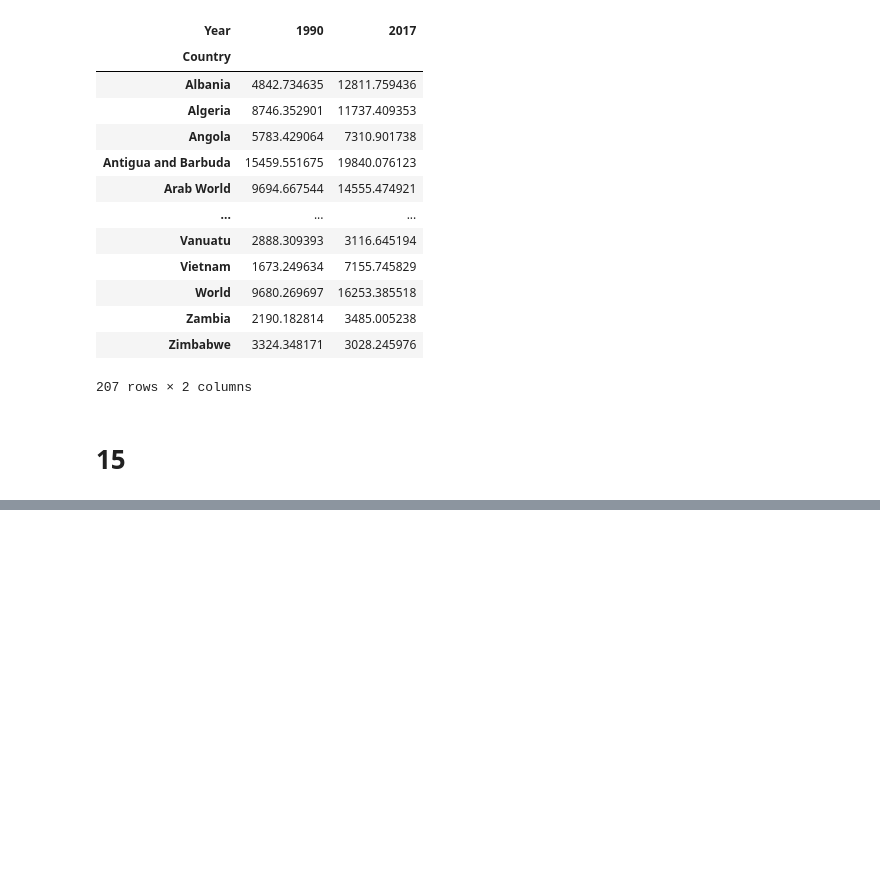
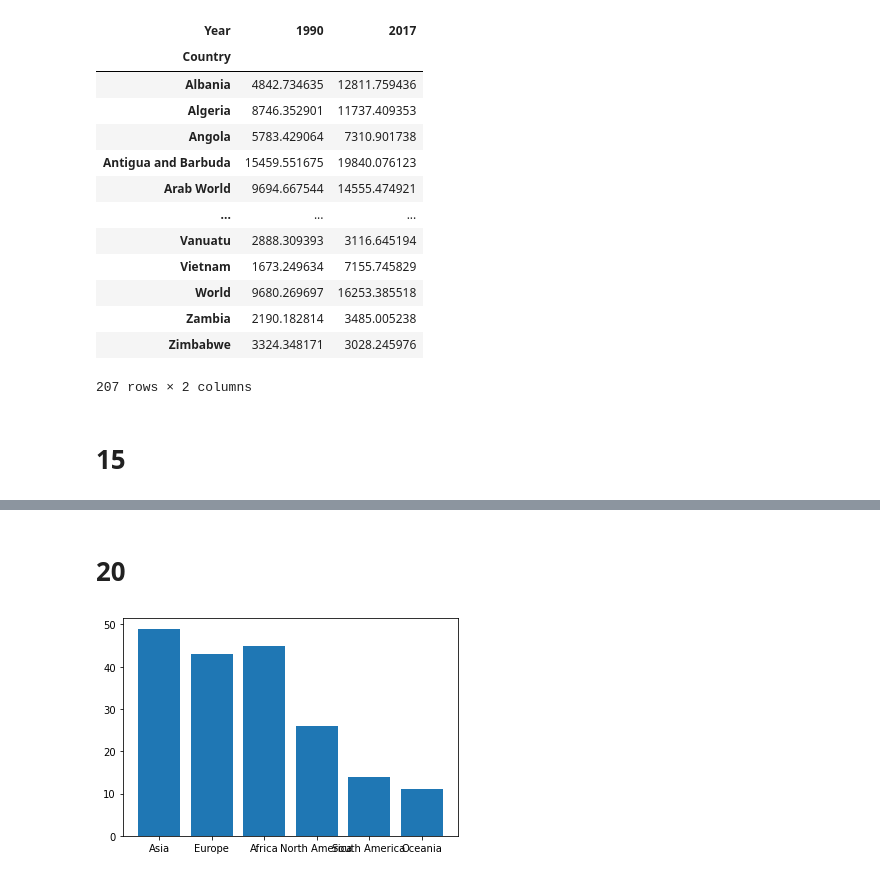
Before and after one commit to nss-data-science-cohort-5/un_exploration-elavender1, a Jupyter notebook: notebooks/data exploration.ipynb, the cells around one changed output, grey strips where cells are left out. Drawn from its saved outputs; the diff is of its cells as text; code cells hidden in the pictures; blank space fills up the shorter version.

```diff
--- a/notebooks/data exploration.ipynb
+++ b/notebooks/data exploration.ipynb
@@ -345,0 +435,3 @@ gdp_pivoted
+# %%
+continents_df = pd.read_csv("../data/continents.csv")
+continents_df
@@ -345,0 +454,4 @@ gdp_pivoted
+# %%
+gdp_df = pd.merge(continents_df, gdp_df, on = "Country")
+gdp_df = gdp_df.dropna()
+gdp_df
@@ -345,0 +472,12 @@ gdp_pivoted
+# %% [markdown]
+# 20
+# %%
+bar_chart = gdp_df[["Continent", "Country"]]
+bar_chart = bar_chart.drop_duplicates()
+df_country_count = bar_chart.groupby(['Continent']).count()
+df_country_count = df_country_count["Country"]
+df_continent_count = gdp_df["Continent"].drop_duplicates()
+plt.bar(df_continent_count, df_country_count)
+plt.show()
+# %% [output]
+[figure, added]
```
Also changed, not shown: parts of 33 cells of this notebook.
